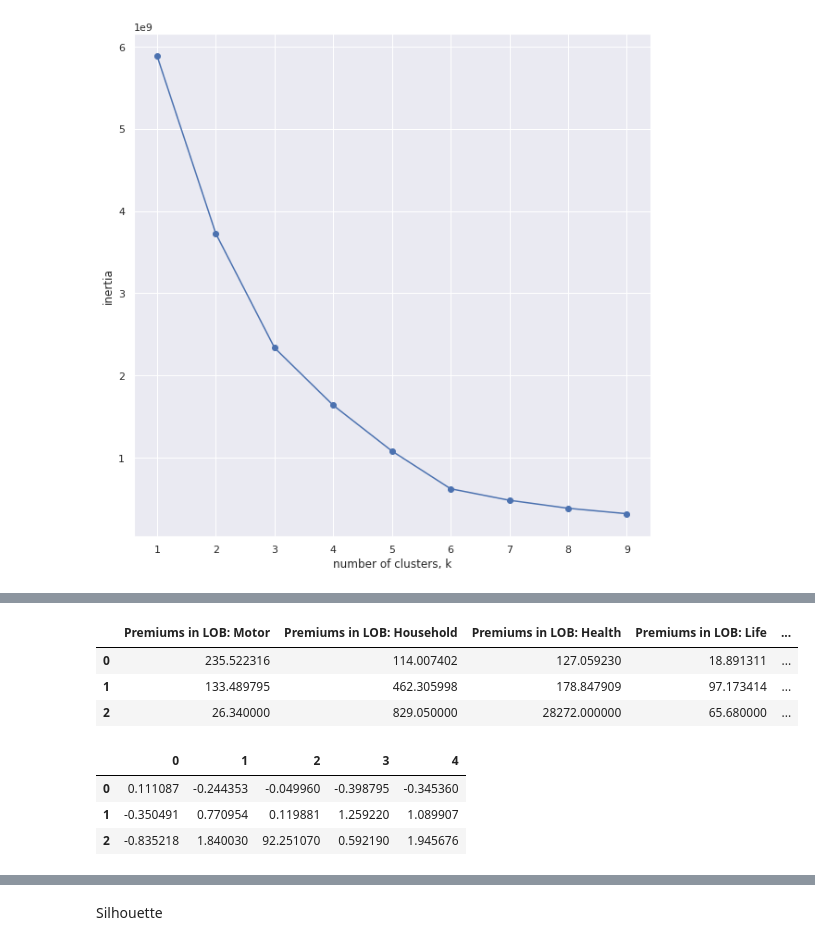
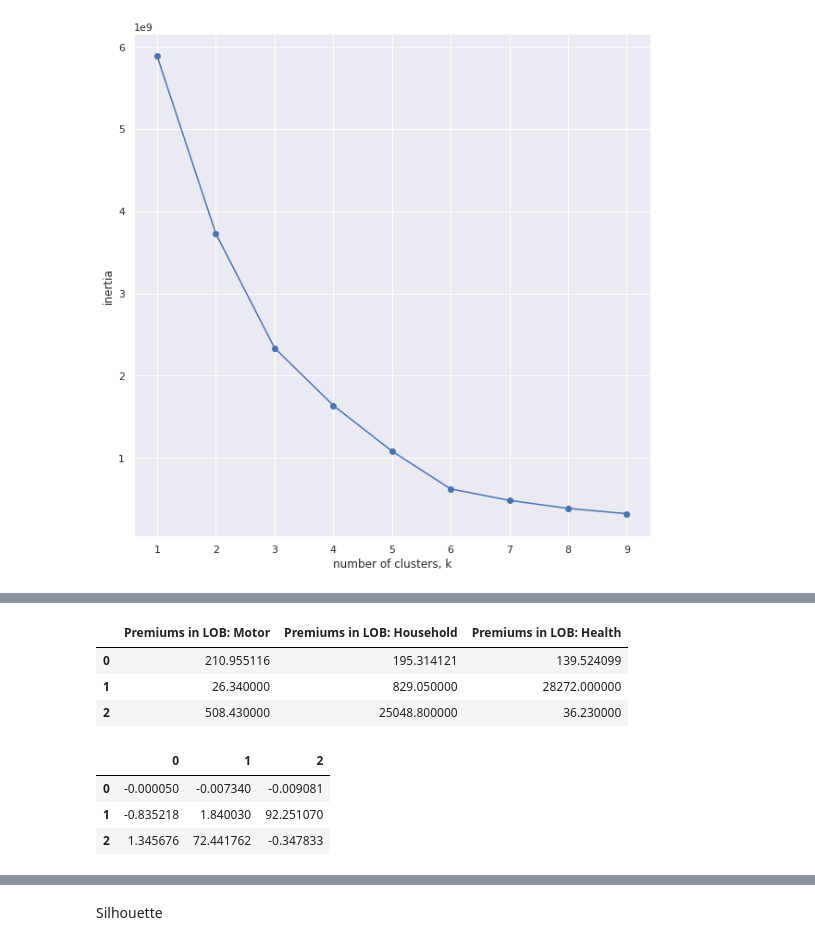
Before and after one commit to CatPalha/DataMiningProject, a Jupyter notebook: Structured version.ipynb, the cells around one changed output, grey strips where cells are left out. Saved outputs shown, nothing was run; the diff lists cells and outputs as text; code cells hidden in the pictures.

```diff
--- a/Structured version.ipynb
+++ b/Structured version.ipynb
@@ -1030,15 +1030,20 @@ plt.show()
 # %%
 from sklearn.preprocessing import StandardScaler
 
-#elbow graph says 4 clusters
+#elbow graph says 3 clusters
 
 scaler = StandardScaler()
 
-cluster_Norm = scaler.fit_transform(df_product[['Premiums in LOB: Motor', 'Premiums in LOB: Household', 'Premiums in LOB: Health',
-                                                'Premiums in LOB:  Life', 'Premiums in LOB: Work Compensations']])
+cluster_Norm = scaler.fit_transform(df_product[['Premiums in LOB: Motor', 'Premiums in LOB: Household', 'Premiums in LOB: Health']])
+                                                #'Premiums in LOB:  Life', 'Premiums in LOB: Work Compensations']])
 
-CA_Norm = pd.DataFrame(cluster_Norm, columns = ['Premiums in LOB: Motor', 'Premiums in LOB: Household', 'Premiums in LOB: Health',
-                                                'Premiums in LOB:  Life', 'Premiums in LOB: Work Compensations'])
+#cluster_Norm = scaler.fit_transform(df_product[['Ratio Motor', 'Ratio Household', 'Ratio Health', 'Ratio Life', 'Ratio Work Compensations']])
+
+CA_Norm = pd.DataFrame(cluster_Norm, columns = ['Premiums in LOB: Motor', 'Premiums in LOB: Household', 'Premiums in LOB: Health'])
+                                                #'Premiums in LOB:  Life', 'Premiums in LOB: Work Compensations'])
+
+#CA_Norm = pd.DataFrame(cluster_Norm, columns = ['Ratio Motor', 'Ratio Household', 'Ratio Health', 'Ratio Life', 'Ratio Work Compensations'])
+
 
 # Create a KMeans model with 4 clusters: model
 model = KMeans(n_clusters = 3)
@@ -1065,20 +1072,23 @@ my_real_clusters
 # %%
-my_real_clusters_inv = pd.DataFrame(inv_clusters, columns = ['Premiums in LOB: Motor', 'Premiums in LOB: Household', 'Premiums in LOB: Health',
-                                                'Premiums in LOB:  Life', 'Premiums in LOB: Work Compensations'])
+my_real_clusters_inv = pd.DataFrame(inv_clusters, columns = ['Premiums in LOB: Motor', 'Premiums in LOB: Household', 'Premiums in LOB: Health'])
+                                                             #'Premiums in LOB:  Life', 'Premiums in LOB: Work Compensations'])
+
+#my_real_clusters_inv = pd.DataFrame(inv_clusters, columns = ['Ratio Motor', 'Ratio Household', 'Ratio Health', 'Ratio Life', 'Ratio Work Compensations'])
+
 my_real_clusters_inv
 # %% [output]
-|  | Premiums in LOB: Motor | Premiums in LOB: Household | Premiums in LOB: Health | Premiums in LOB: Life | ... |
-| 0 | 235.522316 | 114.007402 | 127.059230 | 18.891311 | ... |
-| 1 | 133.489795 | 462.305998 | 178.847909 | 97.173414 | ... |
-| 2 | 26.340000 | 829.050000 | 28272.000000 | 65.680000 | ... |
+|  | Premiums in LOB: Motor | Premiums in LOB: Household | Premiums in LOB: Health |
+| 0 | 210.955116 | 195.314121 | 139.524099 |
+| 1 | 26.340000 | 829.050000 | 28272.000000 |
+| 2 | 508.430000 | 25048.800000 | 36.230000 |
 # %%
 my_clusters = pd.DataFrame(model.cluster_centers_)
 my_clusters
 # %% [output]
-|  | 0 | 1 | 2 | 3 | 4 |
-| 0 | 0.111087 | -0.244353 | -0.049960 | -0.398795 | -0.345360 |
-| 1 | -0.350491 | 0.770954 | 0.119881 | 1.259220 | 1.089907 |
-| 2 | -0.835218 | 1.840030 | 92.251070 | 0.592190 | 1.945676 |
+|  | 0 | 1 | 2 |
+| 0 | -0.000050 | -0.007340 | -0.009081 |
+| 1 | -0.835218 | 1.840030 | 92.251070 |
+| 2 | 1.345676 | 72.441762 | -0.347833 |
 # %%
 #We're using 3 dimentions
 
```
Also changed, not shown: parts of 4 cells of this notebook.
